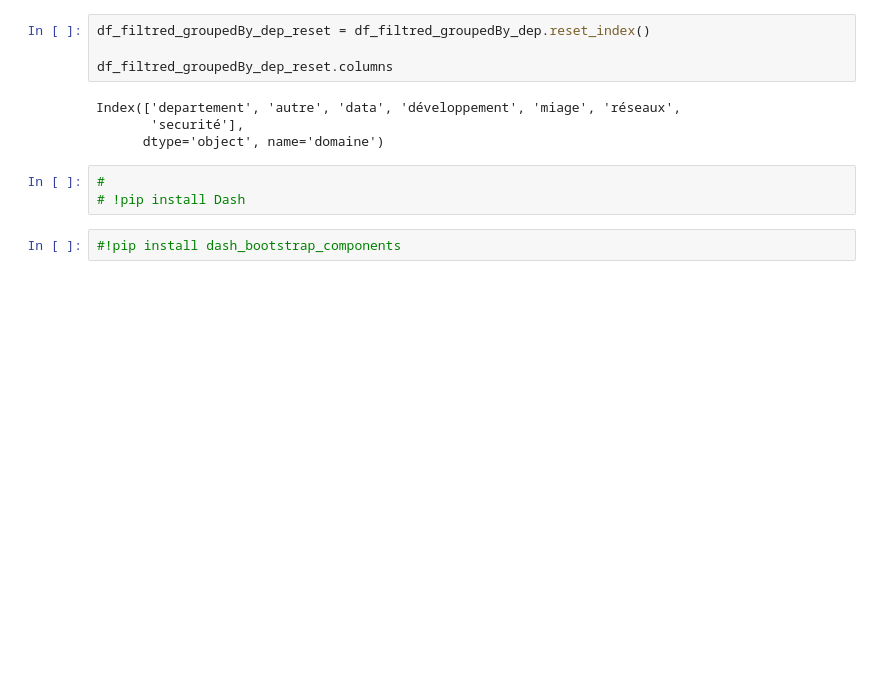
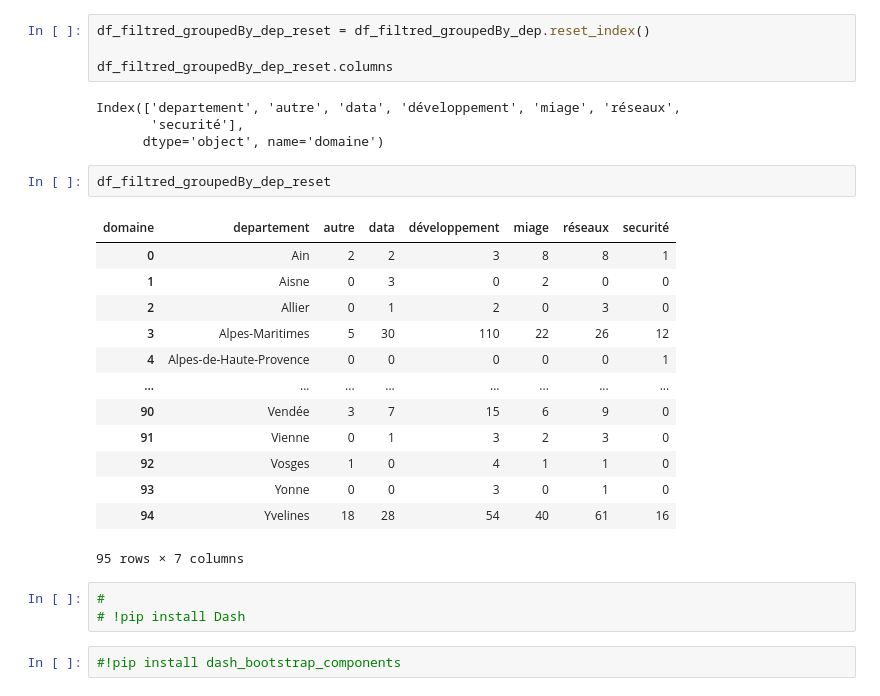
Before and after one commit to Racha1004/DALAS_projet, a Jupyter notebook: Dashboards_DALAS.ipynb, the cells around one changed output. Cells and saved outputs as stored; diff of their text form; blank space fills up the shorter version.

```diff
--- a/Dashboards_DALAS.ipynb
+++ b/Dashboards_DALAS.ipynb
@@ -231,6 +231,22 @@ df_filtred_groupedBy_dep_reset.columns
 Index(['departement', 'autre', 'data', 'développement', 'miage', 'réseaux',
        'securité'],
       dtype='object', name='domaine')
+# %%
+df_filtred_groupedBy_dep_reset
+# %% [output]
+| domaine | departement | autre | data | développement | miage | réseaux | securité |
+| 0 | Ain | 2 | 2 | 3 | 8 | 8 | 1 |
+| 1 | Aisne | 0 | 3 | 0 | 2 | 0 | 0 |
+| 2 | Allier | 0 | 1 | 2 | 0 | 3 | 0 |
+| 3 | Alpes-Maritimes | 5 | 30 | 110 | 22 | 26 | 12 |
+| 4 | Alpes-de-Haute-Provence | 0 | 0 | 0 | 0 | 0 | 1 |
+| ... | ... | ... | ... | ... | ... | ... | ... |
+| 90 | Vendée | 3 | 7 | 15 | 6 | 9 | 0 |
+| 91 | Vienne | 0 | 1 | 3 | 2 | 3 | 0 |
+| 92 | Vosges | 1 | 0 | 4 | 1 | 1 | 0 |
+| 93 | Yonne | 0 | 0 | 3 | 0 | 1 | 0 |
+| 94 | Yvelines | 18 | 28 | 54 | 40 | 61 | 16 |
+95 rows × 7 columns
 # %%
 #
 # !pip install Dash
```
Also changed, not shown: parts of 21 cells of this notebook, 1 other file.
